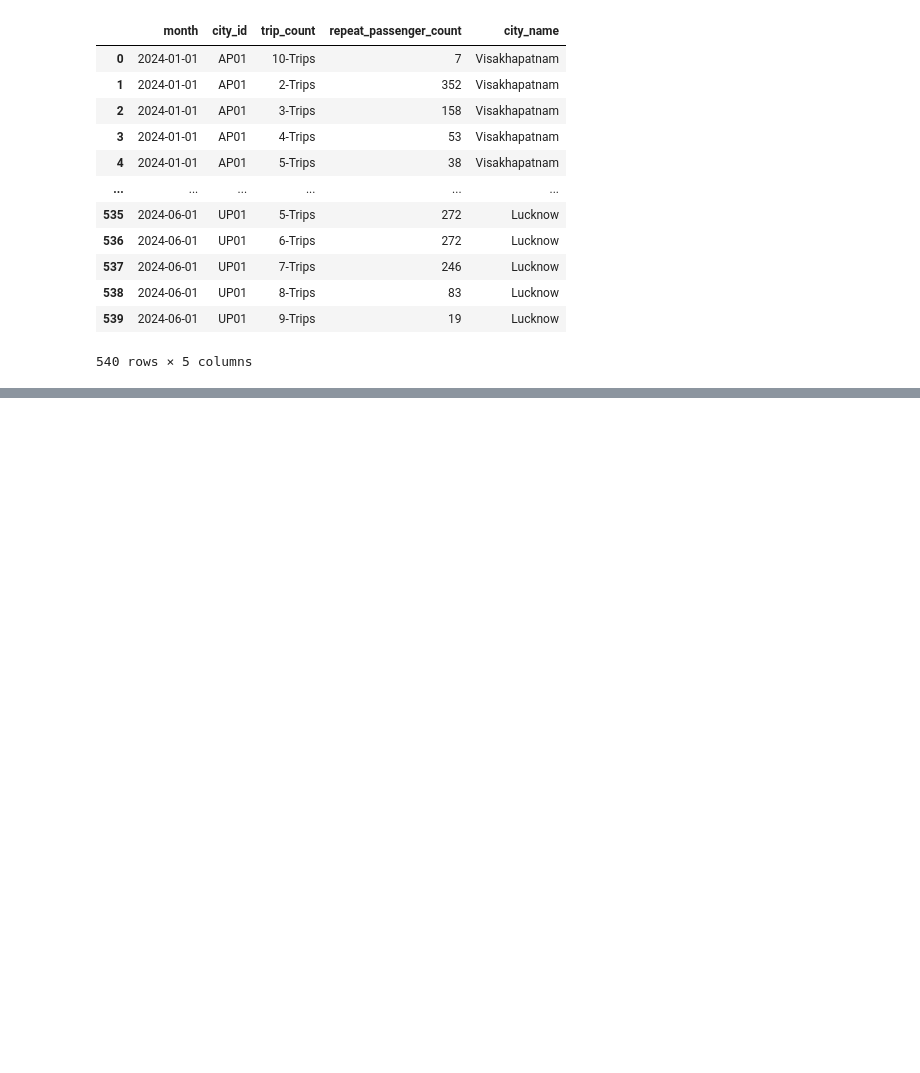
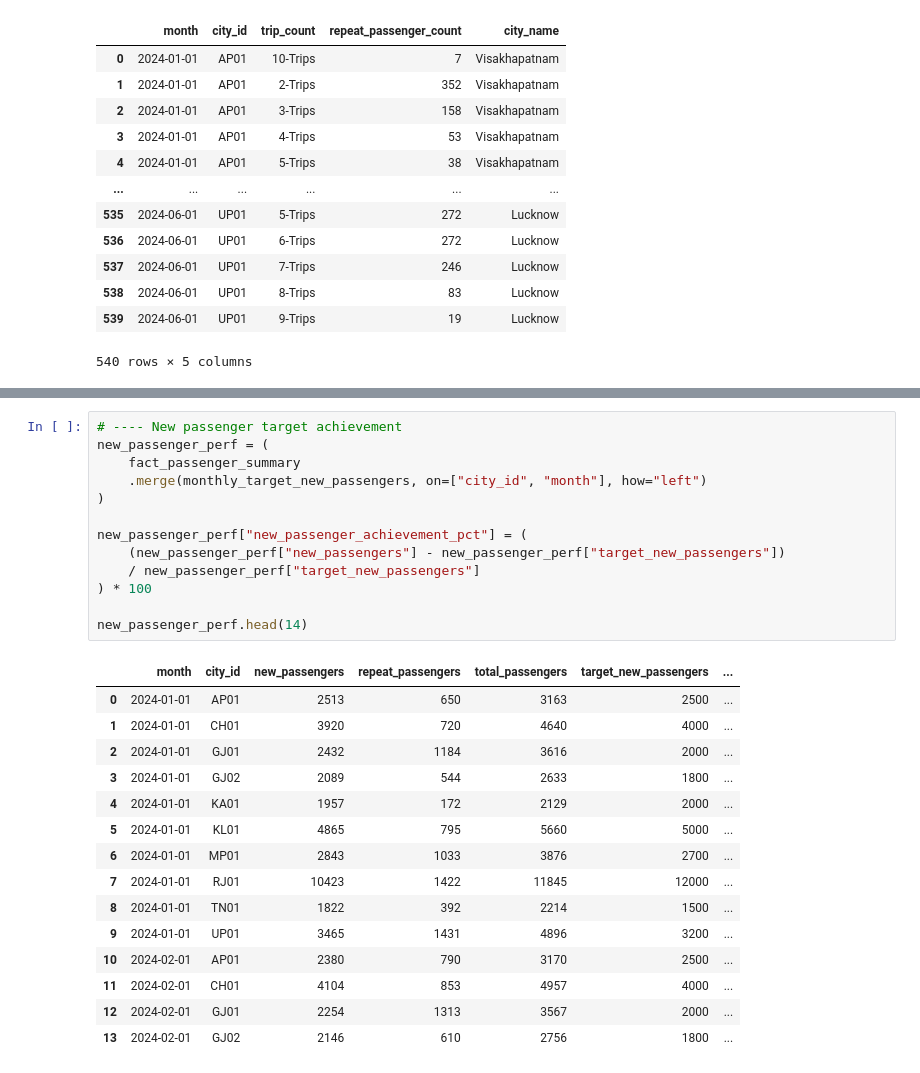
Before and after one commit to SurakshitKapoor/Urban-Mobility-Analytics-ML-Platform, a Jupyter notebook: fare_price_prediction/notebooks/EDA - Primary Asked Questions.ipynb, the cells around one changed output, grey strips where cells are left out. Saved outputs shown, nothing was run; the diff lists cells and outputs as text; blank space fills up the shorter version.

```diff
--- a/fare_price_prediction/notebooks/EDA - Primary Asked Questions.ipynb
+++ b/fare_price_prediction/notebooks/EDA - Primary Asked Questions.ipynb
@@ -390,0 +345,29 @@ new_passenger_perf
+# %%
+# ---- New passenger target achievement
+new_passenger_perf = (
+    fact_passenger_summary
+    .merge(monthly_target_new_passengers, on=["city_id", "month"], how="left")
+)
+
+new_passenger_perf["new_passenger_achievement_pct"] = (
+    (new_passenger_perf["new_passengers"] - new_passenger_perf["target_new_passengers"])
+    / new_passenger_perf["target_new_passengers"]
+) * 100
+
+new_passenger_perf.head(14)
+# %% [output]
+|  | month | city_id | new_passengers | repeat_passengers | total_passengers | target_new_passengers | ... |
+| 0 | 2024-01-01 | AP01 | 2513 | 650 | 3163 | 2500 | ... |
+| 1 | 2024-01-01 | CH01 | 3920 | 720 | 4640 | 4000 | ... |
+| 2 | 2024-01-01 | GJ01 | 2432 | 1184 | 3616 | 2000 | ... |
+| 3 | 2024-01-01 | GJ02 | 2089 | 544 | 2633 | 1800 | ... |
+| 4 | 2024-01-01 | KA01 | 1957 | 172 | 2129 | 2000 | ... |
+| 5 | 2024-01-01 | KL01 | 4865 | 795 | 5660 | 5000 | ... |
+| 6 | 2024-01-01 | MP01 | 2843 | 1033 | 3876 | 2700 | ... |
+| 7 | 2024-01-01 | RJ01 | 10423 | 1422 | 11845 | 12000 | ... |
+| 8 | 2024-01-01 | TN01 | 1822 | 392 | 2214 | 1500 | ... |
+| 9 | 2024-01-01 | UP01 | 3465 | 1431 | 4896 | 3200 | ... |
+| 10 | 2024-02-01 | AP01 | 2380 | 790 | 3170 | 2500 | ... |
+| 11 | 2024-02-01 | CH01 | 4104 | 853 | 4957 | 4000 | ... |
+| 12 | 2024-02-01 | GJ01 | 2254 | 1313 | 3567 | 2000 | ... |
+| 13 | 2024-02-01 | GJ02 | 2146 | 610 | 2756 | 1800 | ... |
```
Also changed, not shown: parts of 11 cells of this notebook.
